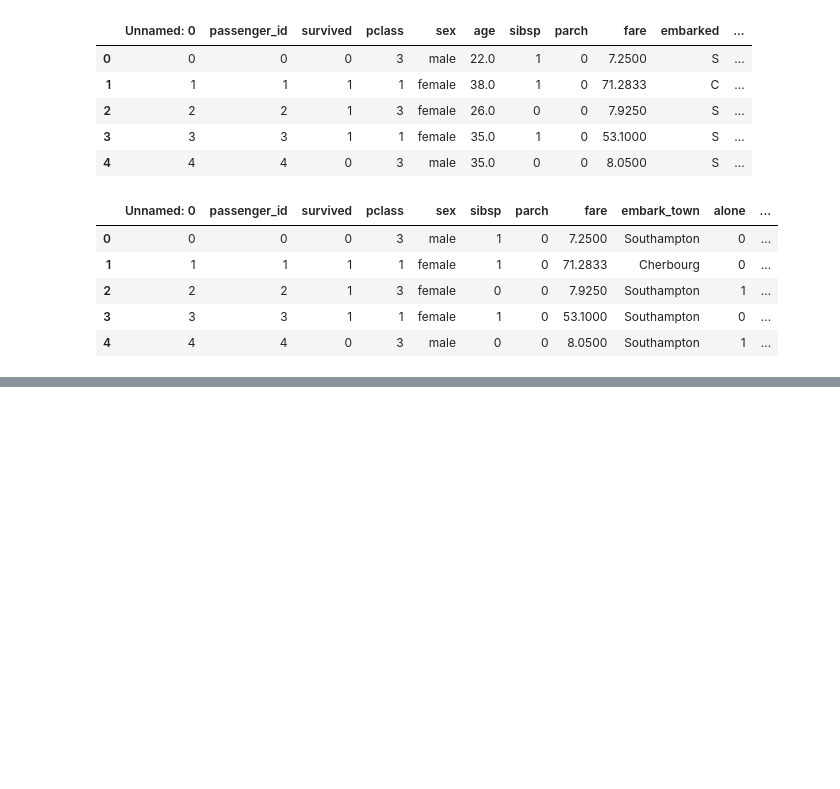
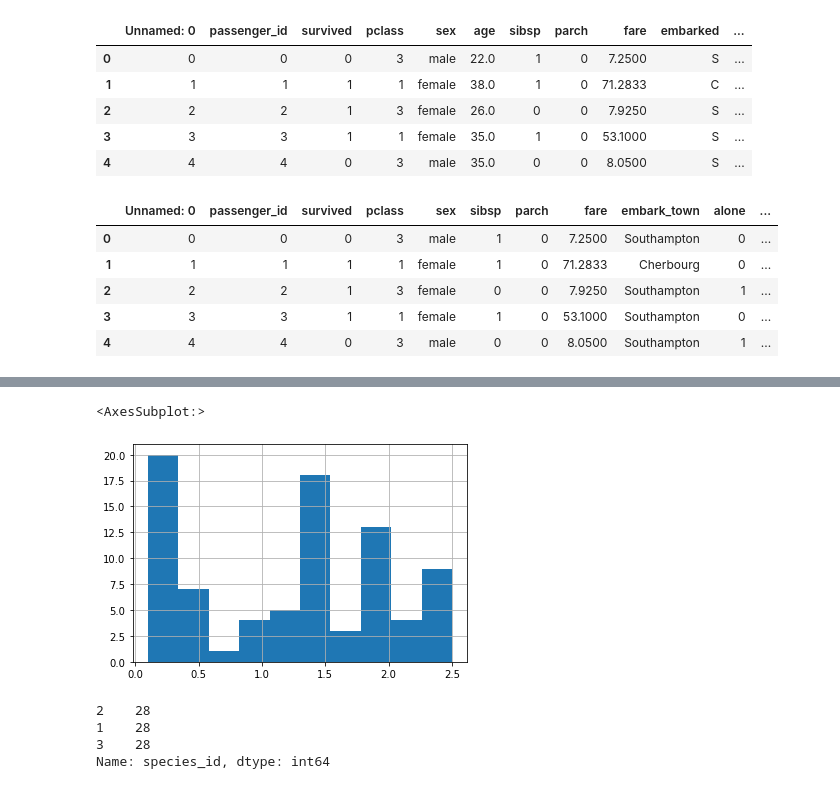
Before and after one commit to SchneemannDavid/Classification, a Jupyter notebook: exercises/classification_exercises.ipynb, the cells around one changed output, grey strips where cells are left out. Drawn from its saved outputs; the diff is of its cells as text; code cells hidden in the pictures; blank space fills up the shorter version.

```diff
--- a/exercises/classification_exercises.ipynb
+++ b/exercises/classification_exercises.ipynb
@@ -1144,0 +1296,12 @@ prep_titanic.head()
+# %%
+train.petal_width.hist()
+# %% [output]
+<AxesSubplot:>
+[figure, added]
+# %%
+train.species_id.value_counts()
+# %% [output]
+2    28
+1    28
+3    28
+Name: species_id, dtype: int64
```
Also changed, not shown: parts of 36 cells of this notebook, 2 other files.
